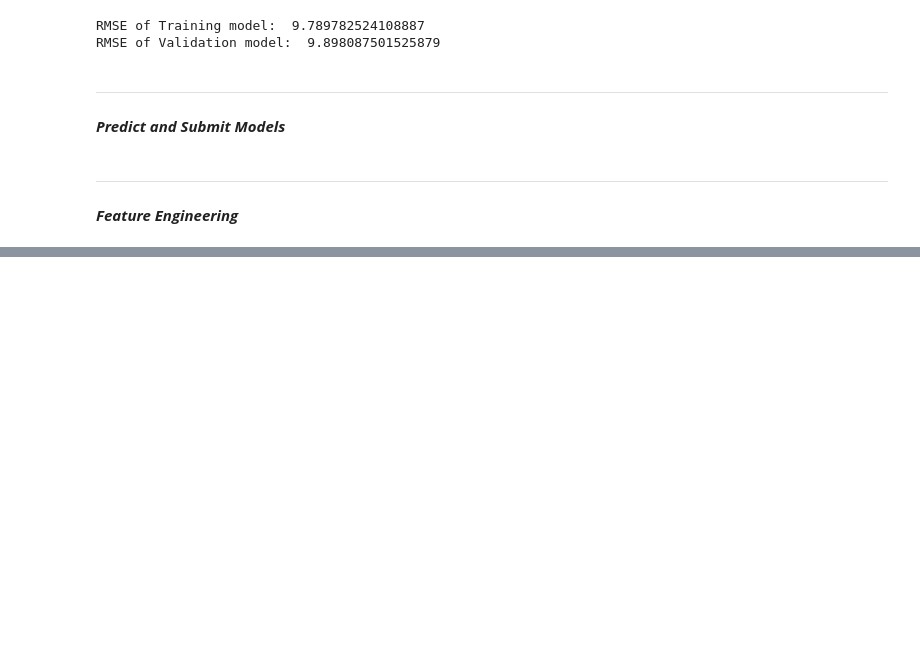
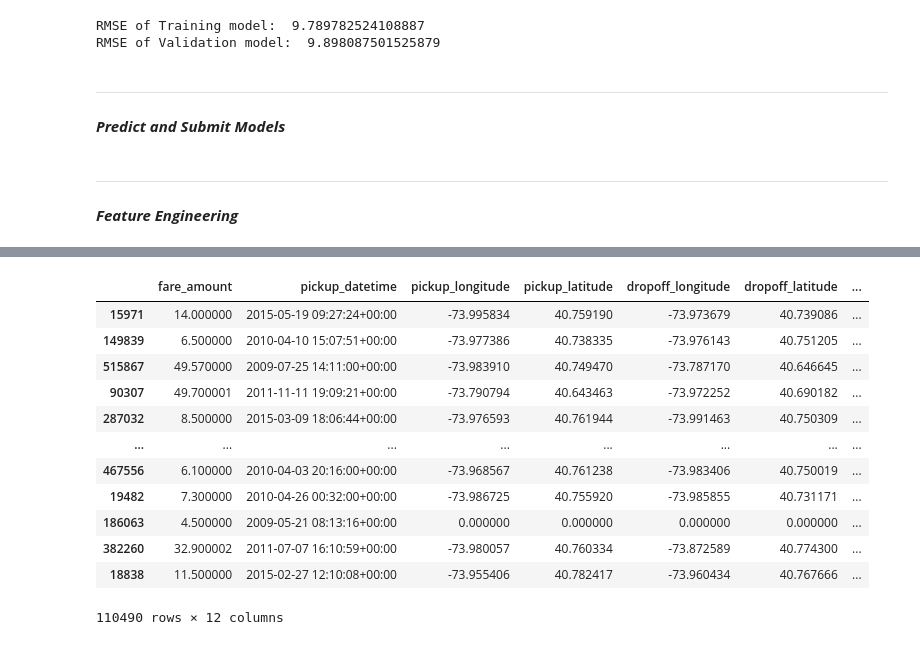
Before and after one commit to RohanVarmaP/machine-Learning, a Jupyter notebook: 6-NewYork-Taxifare/6-NewYork-Taxifare.ipynb, the cells around one changed output, grey strips where cells are left out. Drawn from its saved outputs; the diff is of its cells as text; code cells hidden in the pictures; blank space fills up the shorter version.

```diff
--- a/6-NewYork-Taxifare/6-NewYork-Taxifare.ipynb
+++ b/6-NewYork-Taxifare/6-NewYork-Taxifare.ipynb
@@ -367,0 +405,16 @@ def add_dateparts(df,col):
+# %%
+val_df
+# %% [output]
+|  | fare_amount | pickup_datetime | pickup_longitude | pickup_latitude | dropoff_longitude | dropoff_latitude | ... |
+| 15971 | 14.000000 | 2015-05-19 09:27:24+00:00 | -73.995834 | 40.759190 | -73.973679 | 40.739086 | ... |
+| 149839 | 6.500000 | 2010-04-10 15:07:51+00:00 | -73.977386 | 40.738335 | -73.976143 | 40.751205 | ... |
+| 515867 | 49.570000 | 2009-07-25 14:11:00+00:00 | -73.983910 | 40.749470 | -73.787170 | 40.646645 | ... |
+| 90307 | 49.700001 | 2011-11-11 19:09:21+00:00 | -73.790794 | 40.643463 | -73.972252 | 40.690182 | ... |
+| 287032 | 8.500000 | 2015-03-09 18:06:44+00:00 | -73.976593 | 40.761944 | -73.991463 | 40.750309 | ... |
+| ... | ... | ... | ... | ... | ... | ... | ... |
+| 467556 | 6.100000 | 2010-04-03 20:16:00+00:00 | -73.968567 | 40.761238 | -73.983406 | 40.750019 | ... |
+| 19482 | 7.300000 | 2010-04-26 00:32:00+00:00 | -73.986725 | 40.755920 | -73.985855 | 40.731171 | ... |
+| 186063 | 4.500000 | 2009-05-21 08:13:16+00:00 | 0.000000 | 0.000000 | 0.000000 | 0.000000 | ... |
+| 382260 | 32.900002 | 2011-07-07 16:10:59+00:00 | -73.980057 | 40.760334 | -73.872589 | 40.774300 | ... |
+| 18838 | 11.500000 | 2015-02-27 12:10:08+00:00 | -73.955406 | 40.782417 | -73.960434 | 40.767666 | ... |
+110490 rows × 12 columns
```
Also changed, not shown: parts of 7 cells of this notebook.
